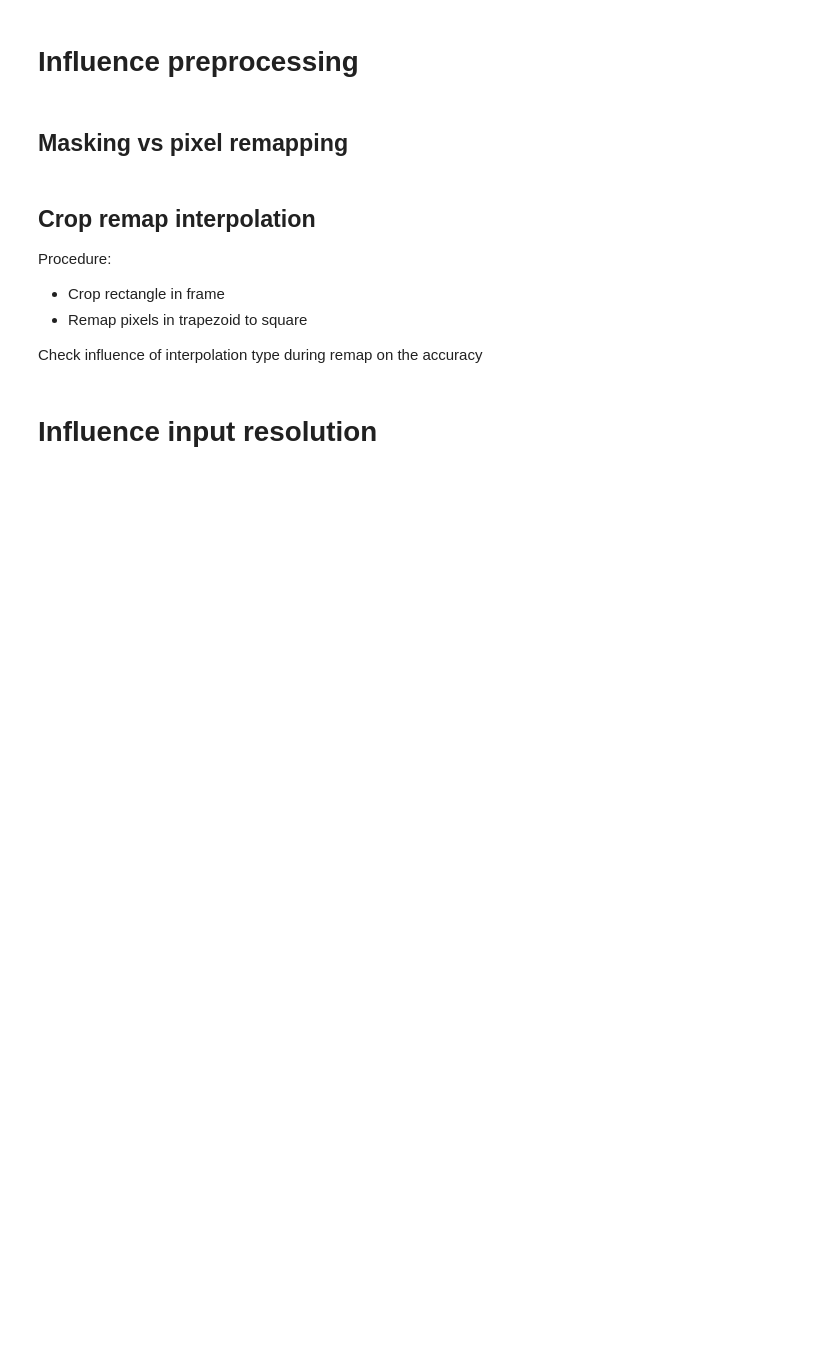
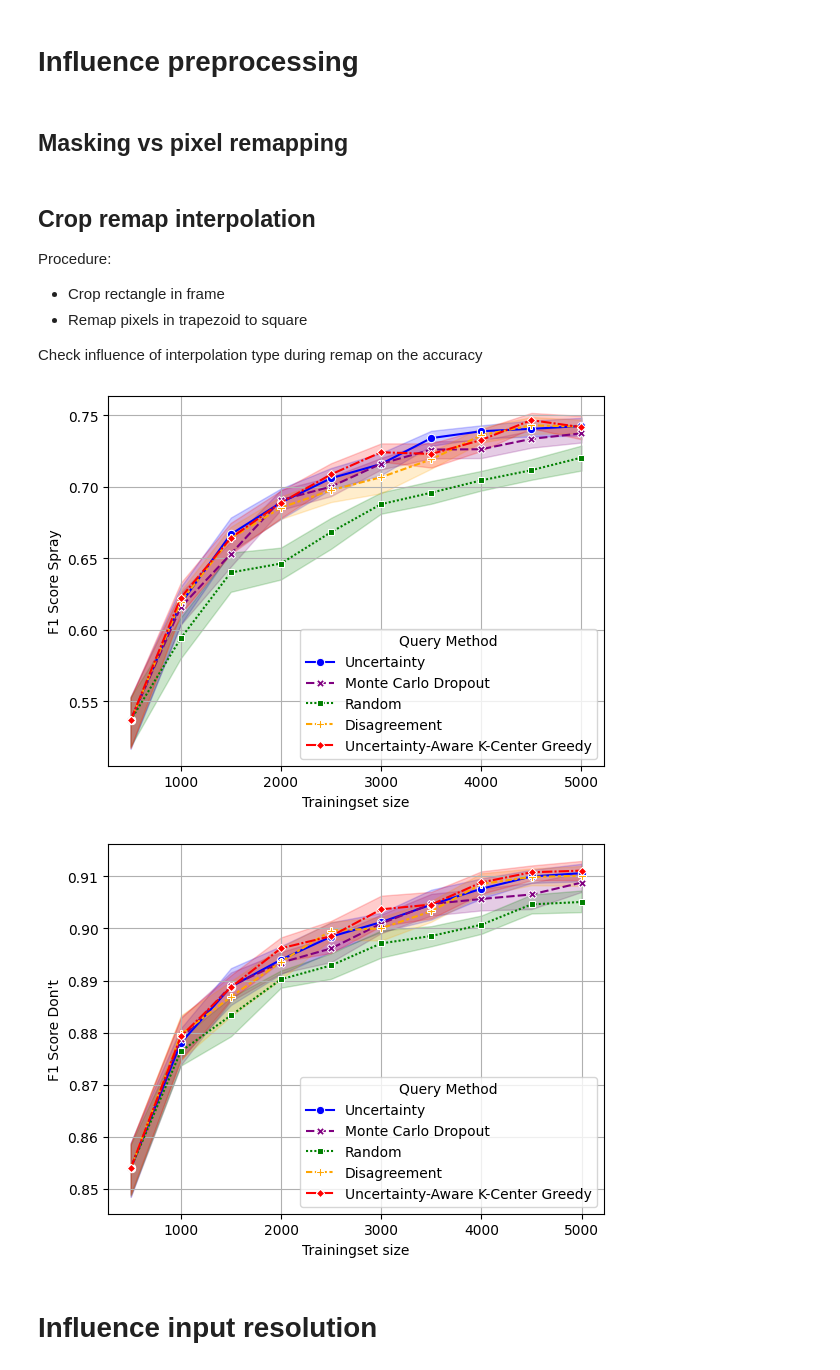
Before and after one commit to DrKush420/Thesis, a Jupyter notebook: res.ipynb, the cells around one changed output. Cells and saved outputs as stored; diff of their text form; code cells hidden in the pictures; blank space fills up the shorter version.

```diff
--- a/res.ipynb
+++ b/res.ipynb
@@ -126,6 +187,24 @@ for i in range(10):
 # Influence preprocessing
 # %% [markdown]
 ## Masking vs pixel remapping
+# %%
+def calculate_f1_scores(row):
+    precision_A = row['precision']
+    recall_A = row['recall']
+    class_ratio_A = 0.297
+    N_A = class_ratio_A
+    N_B = 1 - class_ratio_A
+    TP_A = recall_A * N_A
+    FN_A = N_A - TP_A
+    FP_A = (TP_A / precision_A) - TP_A
+    TN_A = N_B - FP_A
+    precision_B = TN_A / (TN_A + FN_A)
+    recall_B = TN_A / (TN_A + FP_A)
+    f1_A = 2 * (precision_A * recall_A) / (precision_A + recall_A)
+    f1_B = 2 * (precision_B * recall_B) / (precision_B + recall_B)
+    return pd.Series({'f1_A': f1_A, 'f1_B': f1_B})
+
+df[['f1_spray', "f1_don't"]] = df.apply(calculate_f1_scores, axis=1)
 # %% [markdown]
 ## Crop remap interpolation
 
@@ -135,5 +214,25 @@ Procedure:
 * Remap pixels in trapezoid to square
 
 Check influence of interpolation type during remap on the accuracy
+# %%
+fig=sns.lineplot(data=df, x="trainingset_size", y="f1_spray", hue="method",palette=palette,style='method',markers=True)
+handles, labels = fig.get_legend_handles_labels()
+new_labels = [value_replacements.get(label, label) for label in labels]
+fig.legend(handles, new_labels, title="Query Method")
+plt.xlabel('Trainingset size')
+plt.ylabel('F1 Score Spray')
+plt.grid(True)
+plt.show()
+fig=sns.lineplot(data=df, x="trainingset_size", y="f1_don't", hue="method",palette=palette,style='method',markers=True)
+handles, labels = fig.get_legend_handles_labels()
+new_labels = [value_replacements.get(label, label) for label in labels]
+fig.legend(handles, new_labels, title="Query Method")
+plt.xlabel('Trainingset size')
+plt.ylabel("F1 Score Don't")
+plt.grid(True)
+plt.show()
+# %% [output]
+[figure, added]
+[figure, added]
 # %% [markdown]
 # Influence input resolution
```
Also changed, not shown: parts of 4 cells of this notebook, 9 other files.
